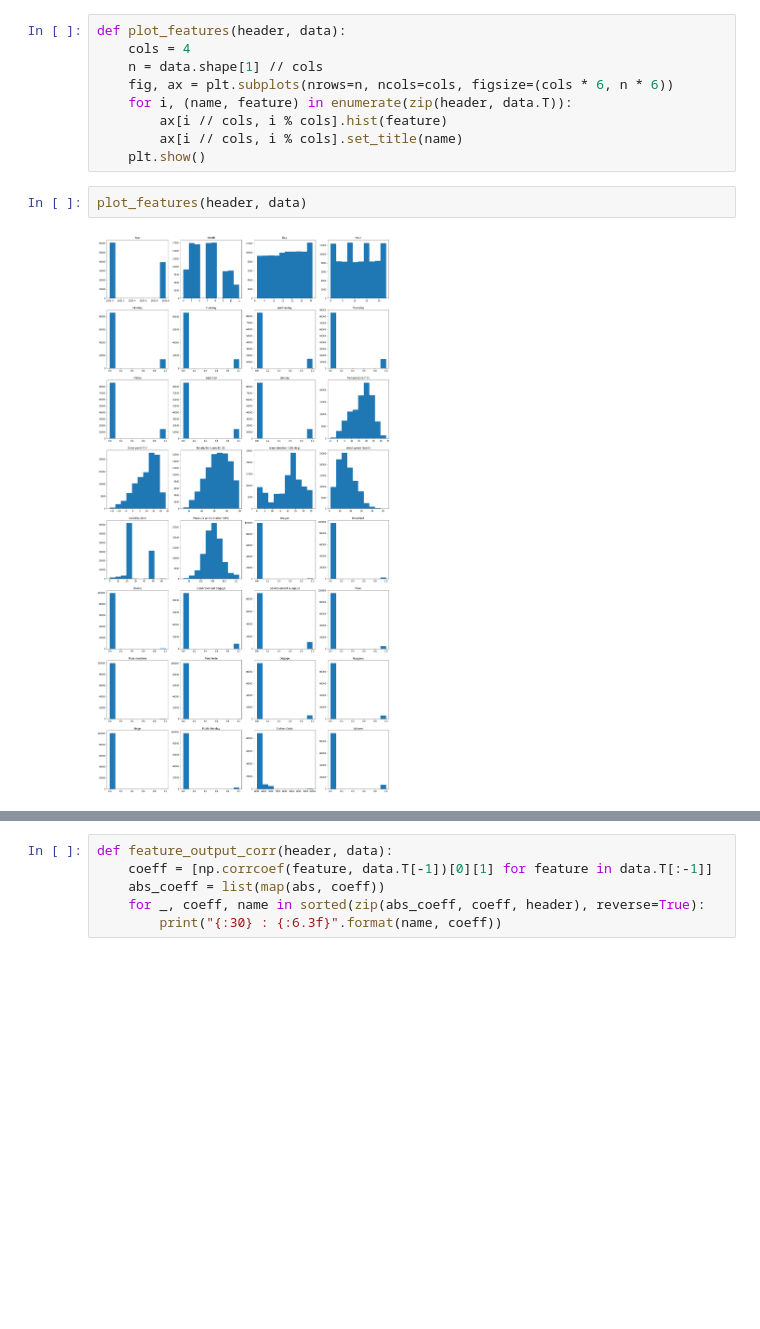
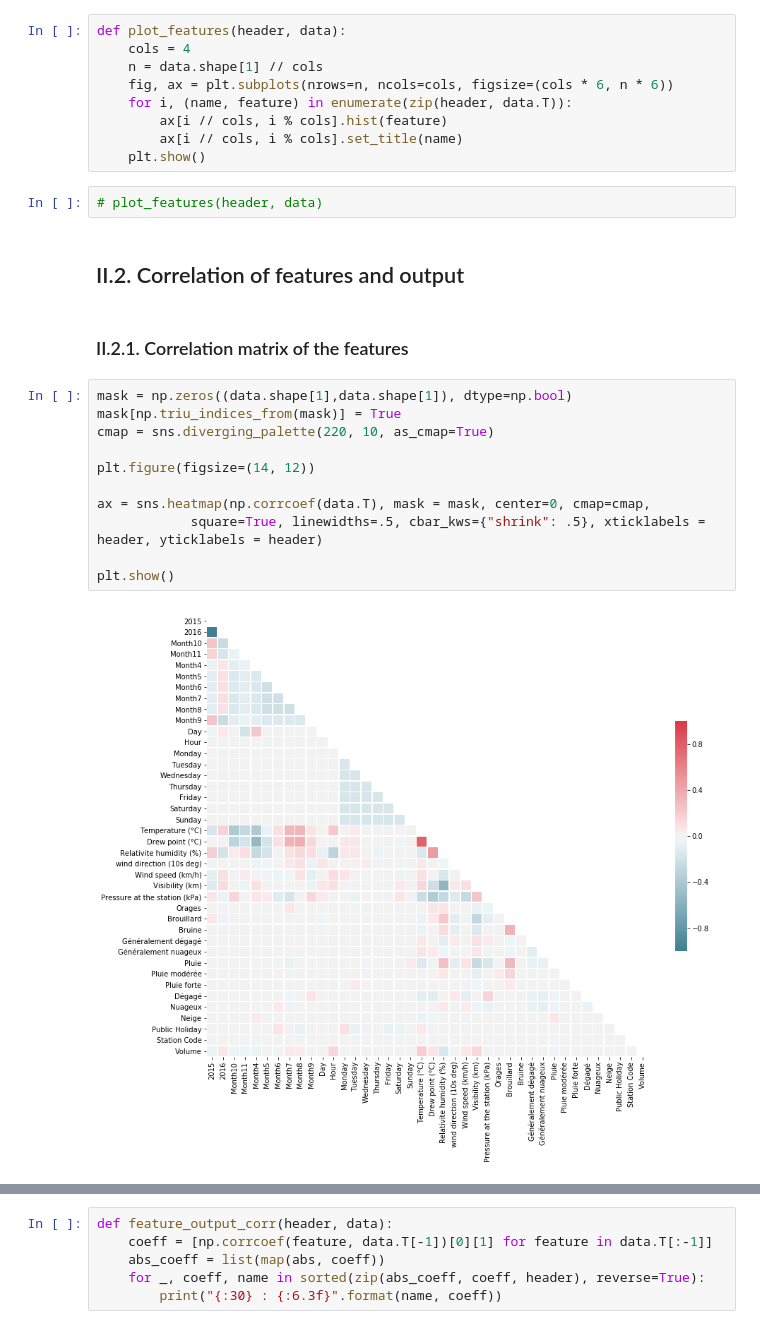
Before and after one commit to TheoMoins/INF8111-Assignment, a Jupyter notebook: 02/notebook.ipynb, the cells around one changed output, grey strips where cells are left out. Cells and saved outputs as stored; diff of their text form; blank space fills up the shorter version.

```diff
--- a/02/notebook.ipynb
+++ b/02/notebook.ipynb
@@ -205,6 +251,21 @@ def plot_features(header, data):
         ax[i // cols, i % cols].set_title(name)
     plt.show()
 # %%
-plot_features(header, data)
+# plot_features(header, data)
-# %% [output]
-[figure, removed]
+# %% [markdown]
+## II.2. Correlation of features and output
+# %% [markdown]
+### II.2.1. Correlation matrix of the features
+# %%
+mask = np.zeros((data.shape[1],data.shape[1]), dtype=np.bool)
+mask[np.triu_indices_from(mask)] = True
+cmap = sns.diverging_palette(220, 10, as_cmap=True)
+
+plt.figure(figsize=(14, 12))
+
+ax = sns.heatmap(np.corrcoef(data.T), mask = mask, center=0, cmap=cmap,
+            square=True, linewidths=.5, cbar_kws={"shrink": .5}, xticklabels = header, yticklabels = header)
+
+plt.show()
+# %% [output]
+[figure, added]
```
Also changed, not shown: parts of 23 cells of this notebook.
